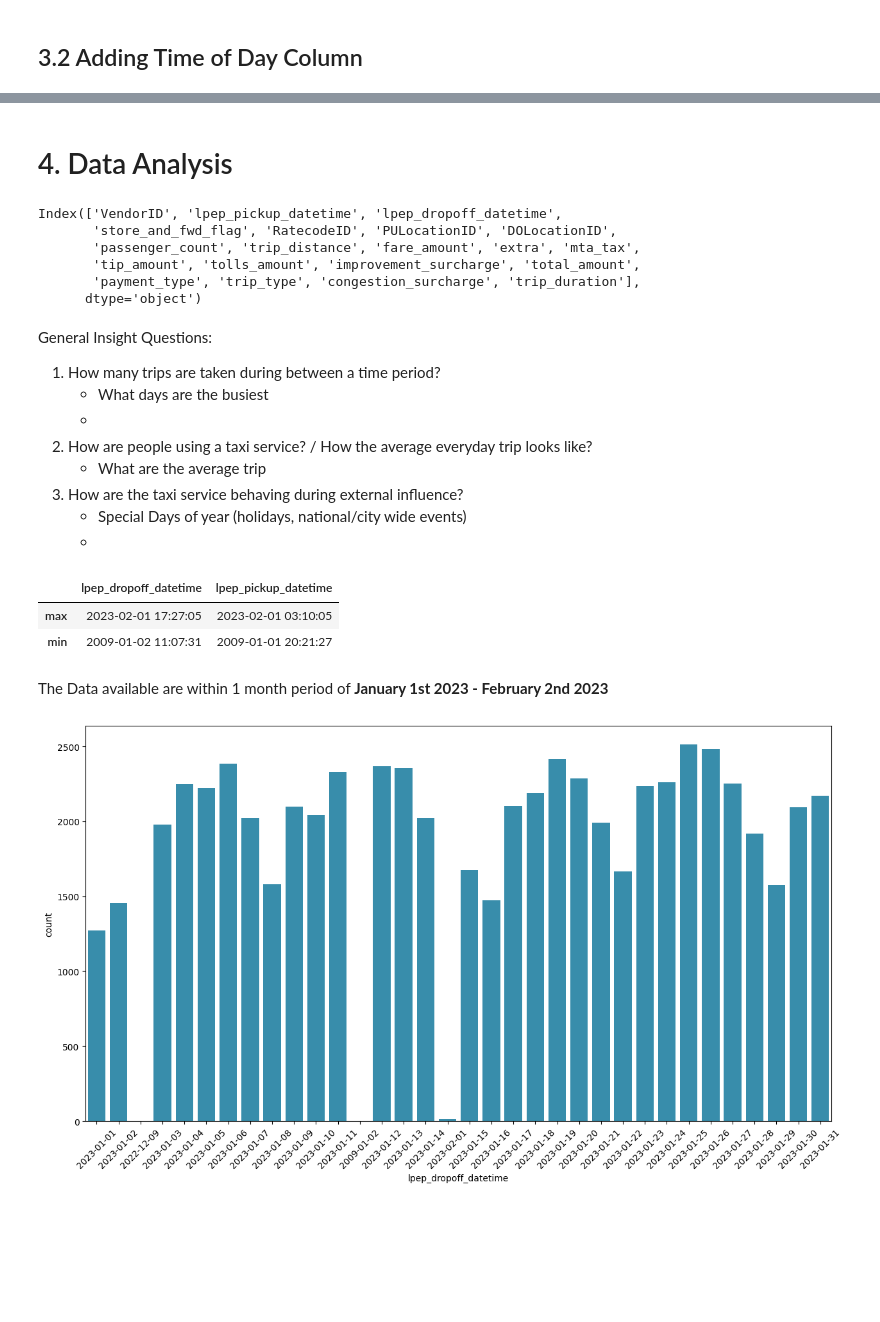
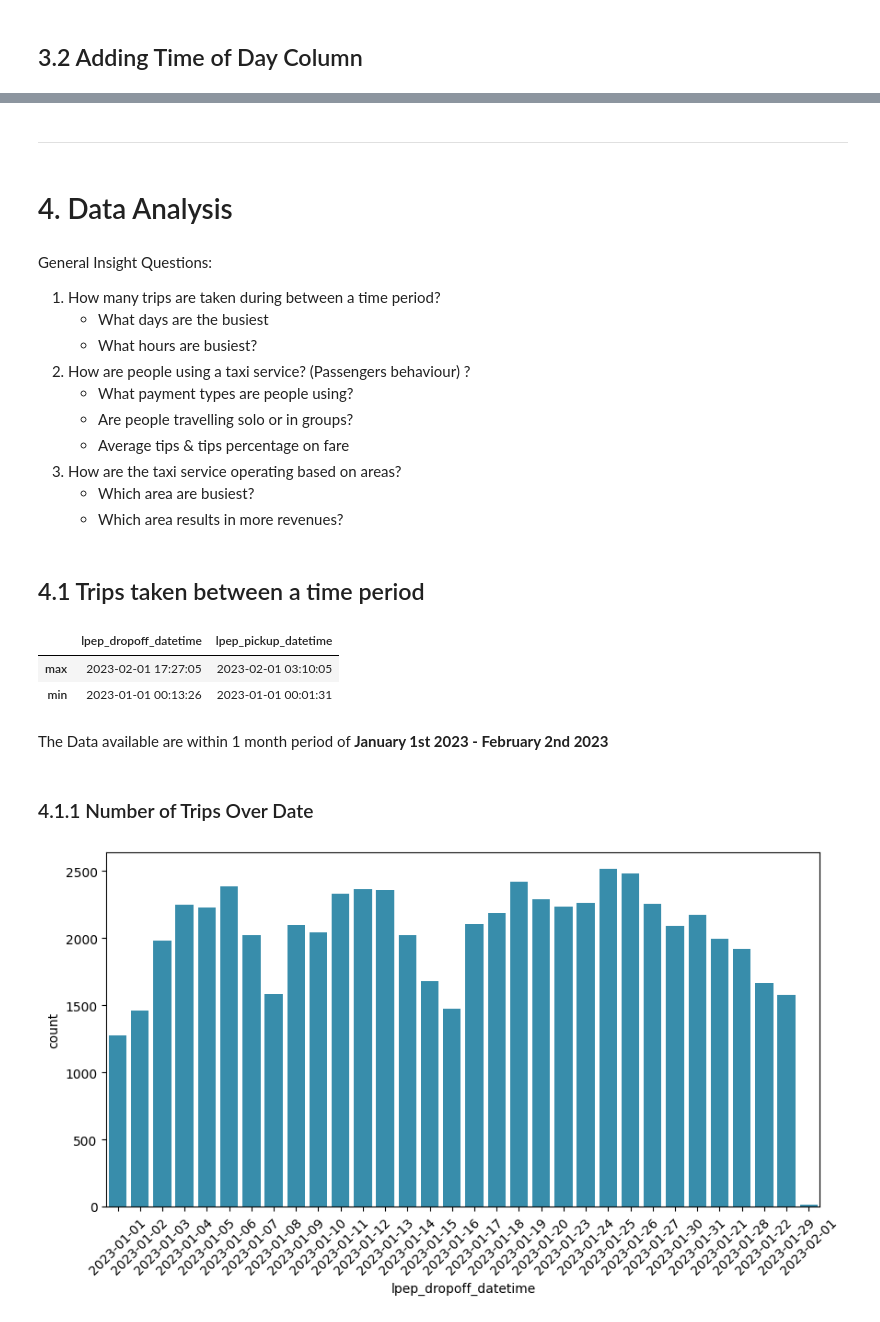
Before and after one commit to d-widyantama/Capstone2-Purwadhika, a Jupyter notebook: V1-EDA-NYCTaxi.ipynb, the cells around one changed output, grey strips where cells are left out. Saved outputs shown, nothing was run; the diff lists cells and outputs as text; code cells hidden in the pictures; blank space fills up the shorter version.

```diff
--- a/V1-EDA-NYCTaxi.ipynb
+++ b/V1-EDA-NYCTaxi.ipynb
@@ -536,7 +563,7 @@ display(df[df['lpep_pickup_datetime'].dt.year < 2023])
 #find index where data outside 2023 located
 yearNotIncluded = df[df['lpep_pickup_datetime'].dt.year < 2023].index
 # %%
-# df.drop(index=yearNotIncluded, inplace=True)
+df.drop(index=yearNotIncluded, inplace=True)
 # %% [markdown]
 > **Recap on Data Anomaly Findings**
 > - Cleared **174 rows** containing negative value of trip fares
@@ -618,7 +637,7 @@ Zooming in further we can see the duration between pickup and drop-off are appro
 # %%
 #Finding the index & dropping the row with outlier
 indexTripDistOutlier = df[df['trip_distance'] > 200].index
-#df.drop(indexTripDistOutlier, inplace=True)
+df.drop(indexTripDistOutlier, inplace=True)
 # %%
 #Check trip_distance distribution by boxplot after removing extreme outlier
 df['trip_distance'].plot(kind='box')
@@ -790,2 +770,14 @@ Name: trip_duration, dtype: object
+# %%
+#Adding Day Name Columns
+# df['day_of_week'] = df['lpep_pickup_datetime'].dt.day_name()
+
+df['pickup_day']=df['lpep_pickup_datetime'].dt.day_name()
+df['dropoff_day']=df['lpep_dropoff_datetime'].dt.day_name()
+df['pickup_day_no']=df['lpep_pickup_datetime'].dt.weekday
+df['dropoff_day_no']=df['lpep_dropoff_datetime'].dt.weekday
+df['pickup_hour']=df['lpep_pickup_datetime'].dt.hour
+df['dropoff_hour']=df['lpep_dropoff_datetime'].dt.hour
+df['pickup_month']=df['lpep_pickup_datetime'].dt.month
+df['dropoff_month']=df['lpep_dropoff_datetime'].dt.month
 # %% [markdown]
 ## 3.2 Adding Time of Day Column
@@ -791,0 +788,4 @@ Name: trip_duration, dtype: object
+# %%
+#Adding Tips percentage
+
+df['tips_pct'] = round(df['tip_amount']/df['total_amount']*100,2)
@@ -792,37 +801,37 @@ Name: trip_duration, dtype: object
+# %% [markdown]
+---
 # %% [markdown]
 # 4. Data Analysis
-# %%
-df.columns
-# %% [output]
-Index(['VendorID', 'lpep_pickup_datetime', 'lpep_dropoff_datetime',
-       'store_and_fwd_flag', 'RatecodeID', 'PULocationID', 'DOLocationID',
-       'passenger_count', 'trip_distance', 'fare_amount', 'extra', 'mta_tax',
-       'tip_amount', 'tolls_amount', 'improvement_surcharge', 'total_amount',
-       'payment_type', 'trip_type', 'congestion_surcharge', 'trip_duration'],
-      dtype='object')
 # %% [markdown]
 General Insight Questions:
 1. How many trips are taken during between a time period?
     - What days are the busiest
-    -
-2. How are people using a taxi service? / How the average everyday trip looks like?
-    - What are the average trip
-3. How are the taxi service behaving during external influence?
-    - Special Days of year (holidays, national/city wide events)
-    -
+    - What hours are busiest?
+2. How are people using a taxi service? (Passengers behaviour) ?
+    - What payment types are people using?
+    - Are people travelling solo or in groups?
+    - Average tips & tips percentage on fare
+3. How are the taxi service operating based on areas?
+    - Which area are busiest?
+    - Which area results in more revenues?
+# %% [markdown]
+## 4.1 Trips taken between a time period
 # %%
 #Available time period from data
 df[['lpep_dropoff_datetime', 'lpep_pickup_datetime']].agg(['max', 'min'])
 # %% [output]
 |  | lpep_dropoff_datetime | lpep_pickup_datetime |
 | max | 2023-02-01 17:27:05 | 2023-02-01 03:10:05 |
-| min | 2009-01-02 11:07:31 | 2009-01-01 20:21:27 |
+| min | 2023-01-01 00:13:26 | 2023-01-01 00:01:31 |
 # %% [markdown]
 The Data available are within 1 month period of **January 1st 2023 - February 2nd 2023**
+# %% [markdown]
+### 4.1.1 Number of Trips Over Date
 # %%
-plt.figure(figsize=(15,8))
+#Plotting barplot for Number of trips over date
+plt.figure(figsize=(10,5))
 sns.countplot(data=df, x=df['lpep_dropoff_datetime'].dt.date,  palette=['#2596be'])
 plt.xticks(rotation=45)
 plt.show()
 # %% [output]
-[figure, old version]
+[figure, new version]
```
Also changed, not shown: parts of 101 cells of this notebook.
